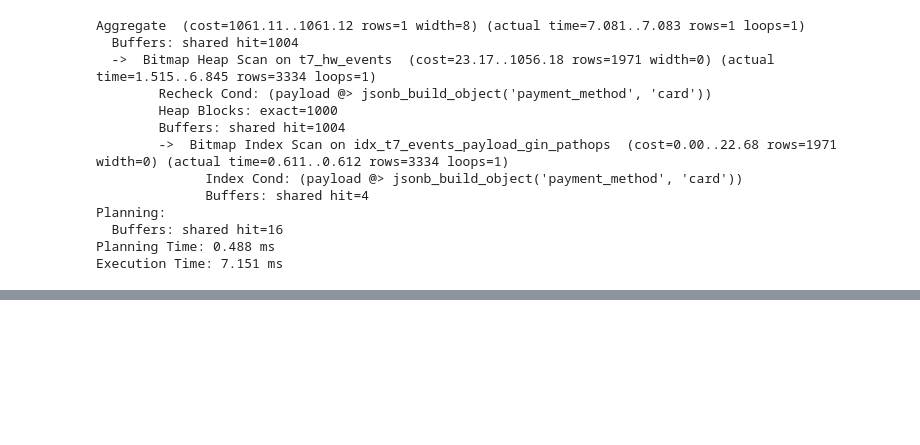
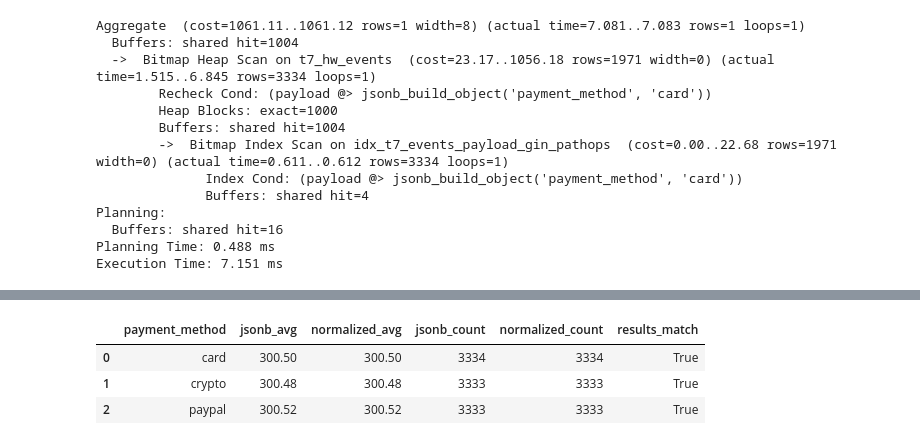
Before and after one commit to BorysZhyhalo/goit-rdb-hw-07, a Jupyter notebook: hw_07_rdb.ipynb, the cells around one changed output, grey strips where cells are left out. Cells and saved outputs as stored; diff of their text form; code cells hidden in the pictures; blank space fills up the shorter version.

```diff
--- a/hw_07_rdb.ipynb
+++ b/hw_07_rdb.ipynb
@@ -766,0 +970,39 @@ Execution Time: 7.151 ms
+# %%
+comparison = pd.read_sql("""
+    WITH jsonb_result AS (
+        SELECT
+            payload ->> 'payment_method' AS payment_method,
+            AVG((payload ->> 'total')::NUMERIC) AS avg_total,
+            COUNT(*) AS n
+        FROM t7_hw_events
+        WHERE event_type = 'checkout'
+        GROUP BY payload ->> 'payment_method'
+    ),
+    normalized_result AS (
+        SELECT
+            payment_method,
+            AVG(total) AS avg_total,
+            COUNT(*) AS n
+        FROM t7_hw_checkouts_norm
+        GROUP BY payment_method
+    )
+    SELECT
+        j.payment_method,
+        ROUND(j.avg_total, 2) AS jsonb_avg,
+        ROUND(n.avg_total, 2) AS normalized_avg,
+        j.n AS jsonb_count,
+        n.n AS normalized_count,
+        ROUND(j.avg_total, 2) = ROUND(n.avg_total, 2)
+            AND j.n = n.n AS results_match
+    FROM jsonb_result j
+    JOIN normalized_result n
+        ON n.payment_method = j.payment_method
+    ORDER BY j.payment_method;
+""", engine)
+
+display(comparison)
+# %% [output]
+|  | payment_method | jsonb_avg | normalized_avg | jsonb_count | normalized_count | results_match |
+| 0 | card | 300.50 | 300.50 | 3334 | 3334 | True |
+| 1 | crypto | 300.48 | 300.48 | 3333 | 3333 | True |
+| 2 | paypal | 300.52 | 300.52 | 3333 | 3333 | True |
```
Also changed, not shown: parts of 11 cells of this notebook.
